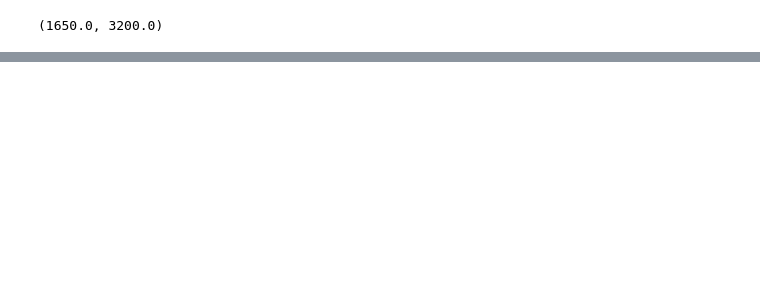
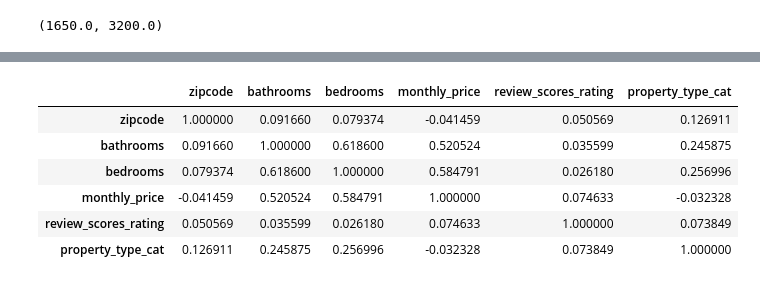
Before and after one commit to ozbunae/Housing_Data, a Jupyter notebook: Untitled.ipynb, the cells around one changed output, grey strips where cells are left out. Saved outputs shown, nothing was run; the diff lists cells and outputs as text; code cells hidden in the pictures; blank space fills up the shorter version.

```diff
--- a/Untitled.ipynb
+++ b/Untitled.ipynb
@@ -300,0 +217,10 @@ array([[<AxesSubplot:title={'center':'zipcode'}>,
+# %%
+df_abnb.corr()
+# %% [output]
+|  | zipcode | bathrooms | bedrooms | monthly_price | review_scores_rating | property_type_cat |
+| zipcode | 1.000000 | 0.091660 | 0.079374 | -0.041459 | 0.050569 | 0.126911 |
+| bathrooms | 0.091660 | 1.000000 | 0.618600 | 0.520524 | 0.035599 | 0.245875 |
+| bedrooms | 0.079374 | 0.618600 | 1.000000 | 0.584791 | 0.026180 | 0.256996 |
+| monthly_price | -0.041459 | 0.520524 | 0.584791 | 1.000000 | 0.074633 | -0.032328 |
+| review_scores_rating | 0.050569 | 0.035599 | 0.026180 | 0.074633 | 1.000000 | 0.073849 |
+| property_type_cat | 0.126911 | 0.245875 | 0.256996 | -0.032328 | 0.073849 | 1.000000 |
```
Also changed, not shown: parts of 19 cells of this notebook.
